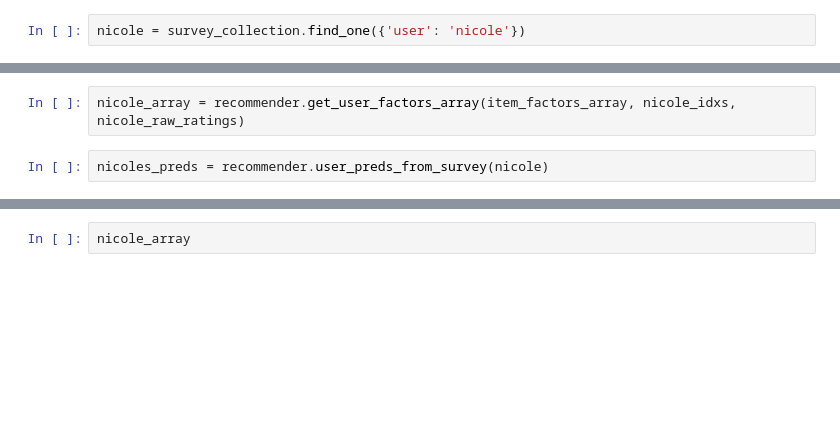
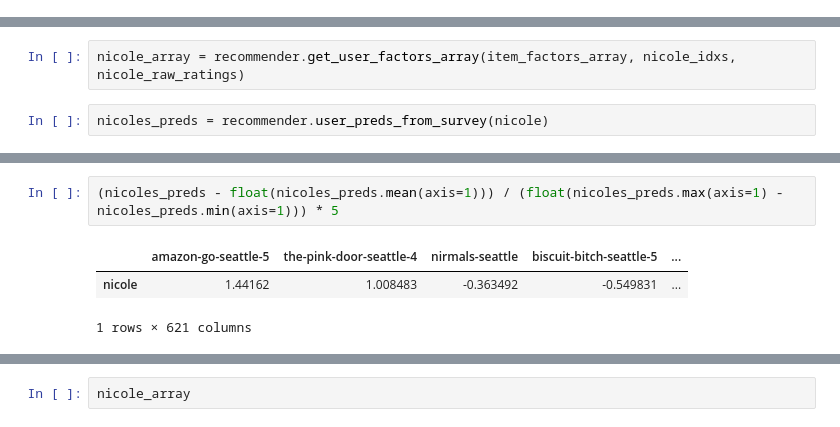
Before and after one commit to Gnishimura/We_Eat, a Jupyter notebook: a_to_z.ipynb, the cells around one changed output, grey strips where cells are left out. Cells and saved outputs as stored; diff of their text form; blank space fills up the shorter version.

```diff
--- a/a_to_z.ipynb
+++ b/a_to_z.ipynb
@@ -171,2 +147,0 @@ recommend_for_two_users('nicole', 'gabe')
-# %%
-nicole = survey_collection.find_one({'user': 'nicole'})
@@ -281 +194,7 @@ nicoles_preds
+# %%
+(nicoles_preds - float(nicoles_preds.mean(axis=1))) / (float(nicoles_preds.max(axis=1) - nicoles_preds.min(axis=1))) * 5
+# %% [output]
+|  | amazon-go-seattle-5 | the-pink-door-seattle-4 | nirmals-seattle | biscuit-bitch-seattle-5 | ... |
+| nicole | 1.44162 | 1.008483 | -0.363492 | -0.549831 | ... |
+1 rows × 621 columns
 # %%
```
Also changed, not shown: parts of 30 cells of this notebook.
